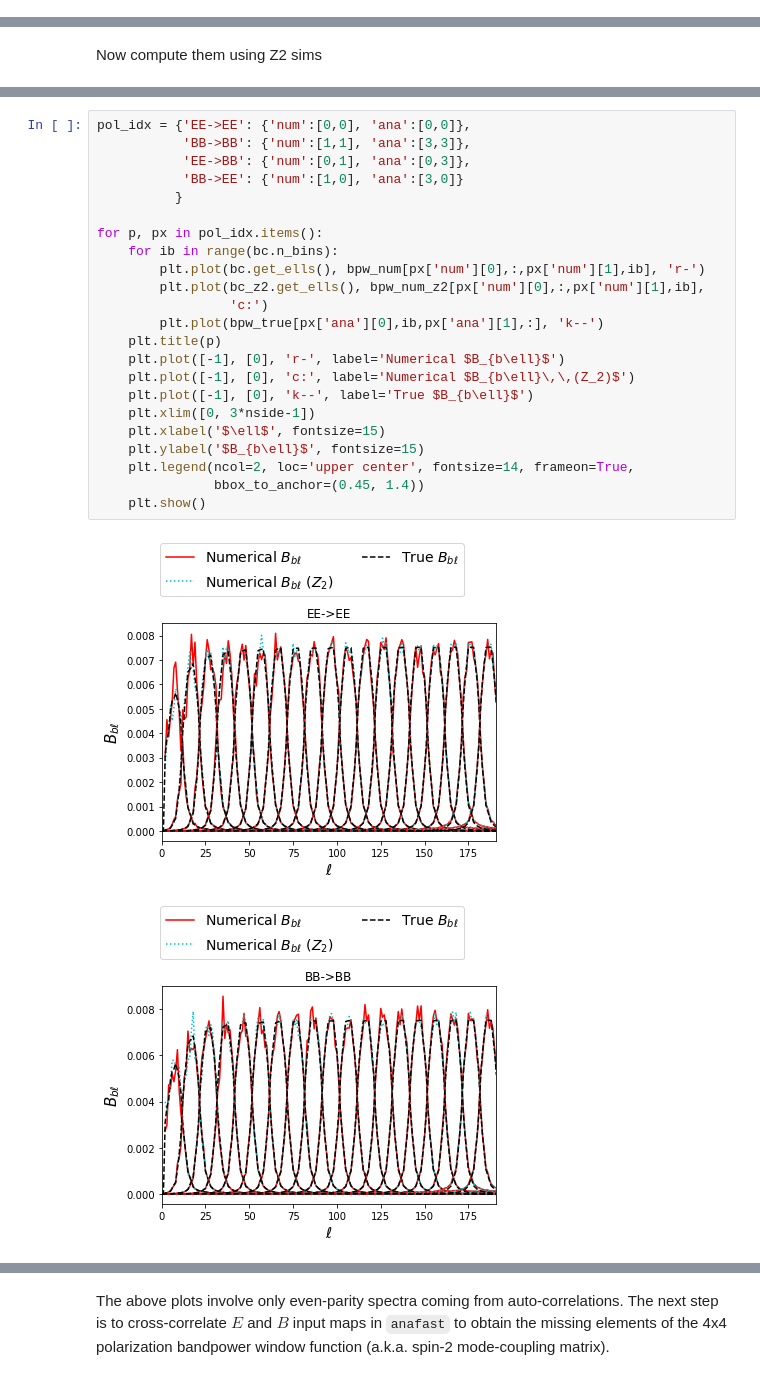
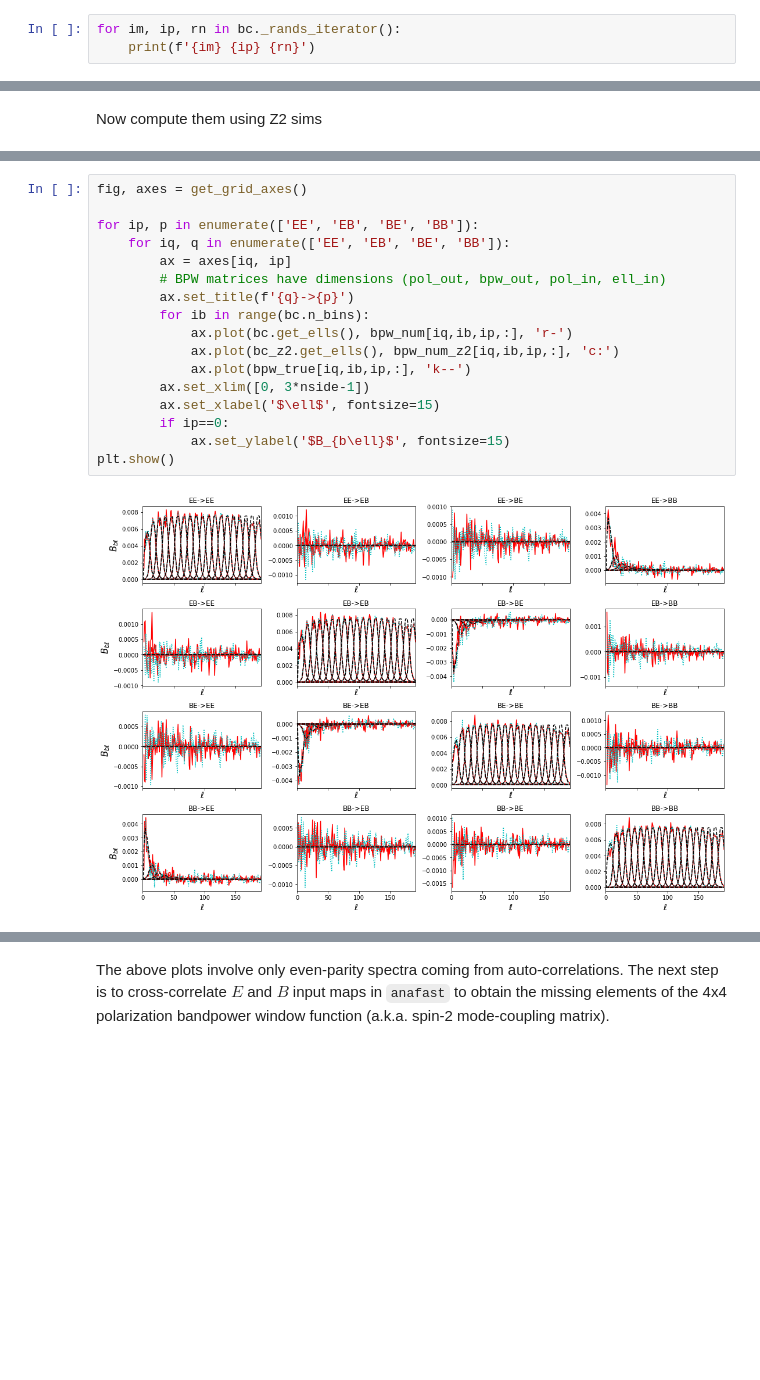
Before and after one commit to susannaaz/SOOPERCOOL, a Jupyter notebook: PolExample.ipynb, the cells around one changed output, grey strips where cells are left out. Drawn from its saved outputs; the diff is of its cells as text; blank space fills up the shorter version.

```diff
--- a/PolExample.ipynb
+++ b/PolExample.ipynb
@@ -29,3 +29,6 @@ filt = {'mask': msk}
 bc = mst.DeltaBbl(nside, dsim, filt, b, pol=True)
 # %% [output]
 [figure]
+# %%
+for im, ip, rn in bc._rands_iterator():
+    print(f'{im} {ip} {rn}')
@@ -92,26 +108,19 @@ print(bpw_num_z2.shape)
 # %%
-pol_idx = {'EE->EE': {'num':[0,0], 'ana':[0,0]},
-           'BB->BB': {'num':[1,1], 'ana':[3,3]},
-           'EE->BB': {'num':[0,1], 'ana':[0,3]},
-           'BB->EE': {'num':[1,0], 'ana':[3,0]}
-          }
+fig, axes = get_grid_axes()
 
-for p, px in pol_idx.items():
-    for ib in range(bc.n_bins):
-        plt.plot(bc.get_ells(), bpw_num[px['num'][0],:,px['num'][1],ib], 'r-')
-        plt.plot(bc_z2.get_ells(), bpw_num_z2[px['num'][0],:,px['num'][1],ib],
-                 'c:')
-        plt.plot(bpw_true[px['ana'][0],ib,px['ana'][1],:], 'k--')
-    plt.title(p)
-    plt.plot([-1], [0], 'r-', label='Numerical $B_{b\ell}$')
-    plt.plot([-1], [0], 'c:', label='Numerical $B_{b\ell}\,\,(Z_2)$')
-    plt.plot([-1], [0], 'k--', label='True $B_{b\ell}$')
-    plt.xlim([0, 3*nside-1])
-    plt.xlabel('$\ell$', fontsize=15)
-    plt.ylabel('$B_{b\ell}$', fontsize=15)
-    plt.legend(ncol=2, loc='upper center', fontsize=14, frameon=True,
-               bbox_to_anchor=(0.45, 1.4))
-    plt.show()
+for ip, p in enumerate(['EE', 'EB', 'BE', 'BB']):
+    for iq, q in enumerate(['EE', 'EB', 'BE', 'BB']):
+        ax = axes[iq, ip]
+        # BPW matrices have dimensions (pol_out, bpw_out, pol_in, ell_in)
+        ax.set_title(f'{q}->{p}')
+        for ib in range(bc.n_bins):
+            ax.plot(bc.get_ells(), bpw_num[iq,ib,ip,:], 'r-')
+            ax.plot(bc_z2.get_ells(), bpw_num_z2[iq,ib,ip,:], 'c:')
+            ax.plot(bpw_true[iq,ib,ip,:], 'k--')
+        ax.set_xlim([0, 3*nside-1])
+        ax.set_xlabel('$\ell$', fontsize=15)
+        if ip==0:
+            ax.set_ylabel('$B_{b\ell}$', fontsize=15)
+plt.show()
 # %% [output]
-[figure, old version]
+[figure, new version]
-[figure, removed]
```
Also changed, not shown: parts of 5 cells of this notebook, 1 other file.
